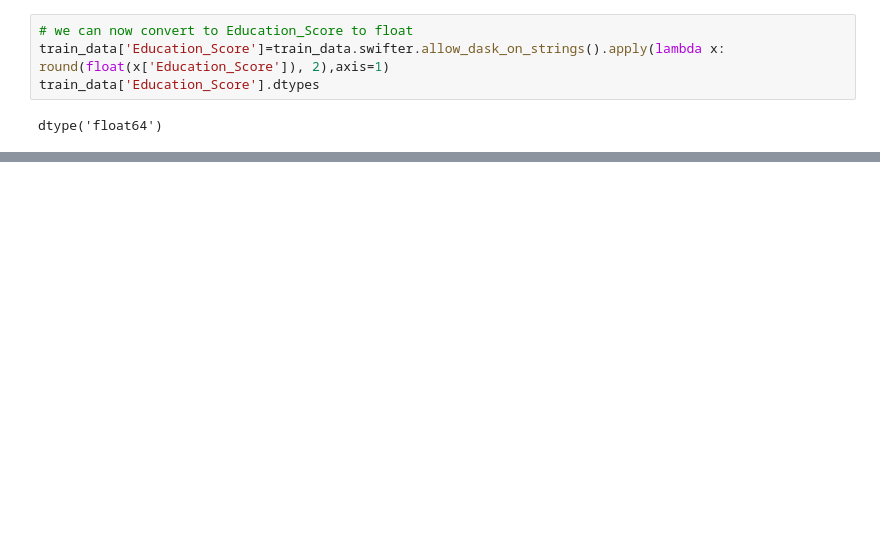
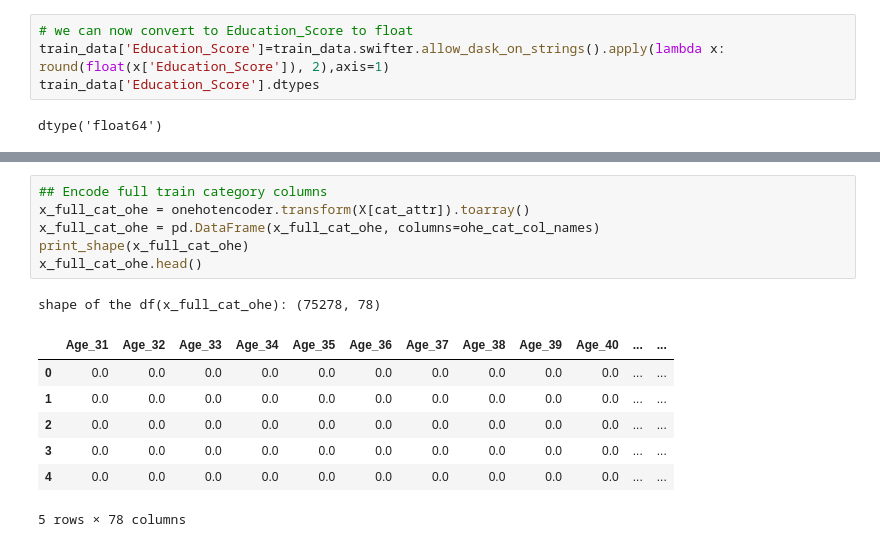
Before and after one commit to bhaskarnn9/AnalyticsVidhyaHackathon, a Jupyter notebook: src/VidhyaAnalytics.ipynb, the cells around one changed output, grey strips where cells are left out. Cells and saved outputs as stored; diff of their text form; blank space fills up the shorter version.

```diff
--- a/src/VidhyaAnalytics.ipynb
+++ b/src/VidhyaAnalytics.ipynb
@@ -599,0 +793,15 @@ age
+# %%
+## Encode full train category columns
+x_full_cat_ohe = onehotencoder.transform(X[cat_attr]).toarray()
+x_full_cat_ohe = pd.DataFrame(x_full_cat_ohe, columns=ohe_cat_col_names)
+print_shape(x_full_cat_ohe)
+x_full_cat_ohe.head()
+# %% [output]
+shape of the df(x_full_cat_ohe): (75278, 78)
+|  | Age_31 | Age_32 | Age_33 | Age_34 | Age_35 | Age_36 | Age_37 | Age_38 | Age_39 | Age_40 | ... | ... |
+| 0 | 0.0 | 0.0 | 0.0 | 0.0 | 0.0 | 0.0 | 0.0 | 0.0 | 0.0 | 0.0 | ... | ... |
+| 1 | 0.0 | 0.0 | 0.0 | 0.0 | 0.0 | 0.0 | 0.0 | 0.0 | 0.0 | 0.0 | ... | ... |
+| 2 | 0.0 | 0.0 | 0.0 | 0.0 | 0.0 | 0.0 | 0.0 | 0.0 | 0.0 | 0.0 | ... | ... |
+| 3 | 0.0 | 0.0 | 0.0 | 0.0 | 0.0 | 0.0 | 0.0 | 0.0 | 0.0 | 0.0 | ... | ... |
+| 4 | 0.0 | 0.0 | 0.0 | 0.0 | 0.0 | 0.0 | 0.0 | 0.0 | 0.0 | 0.0 | ... | ... |
+5 rows × 78 columns
```
Also changed, not shown: parts of 70 cells of this notebook, 7 other files.
